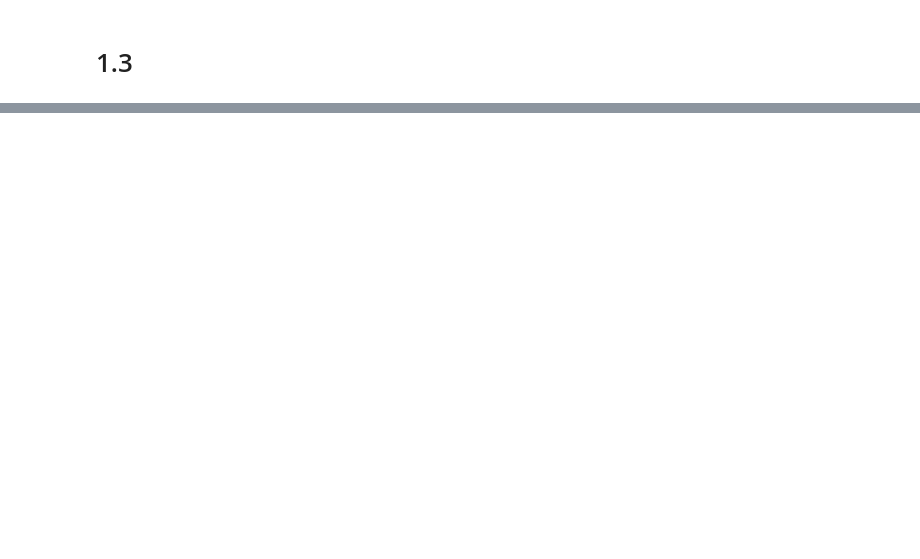
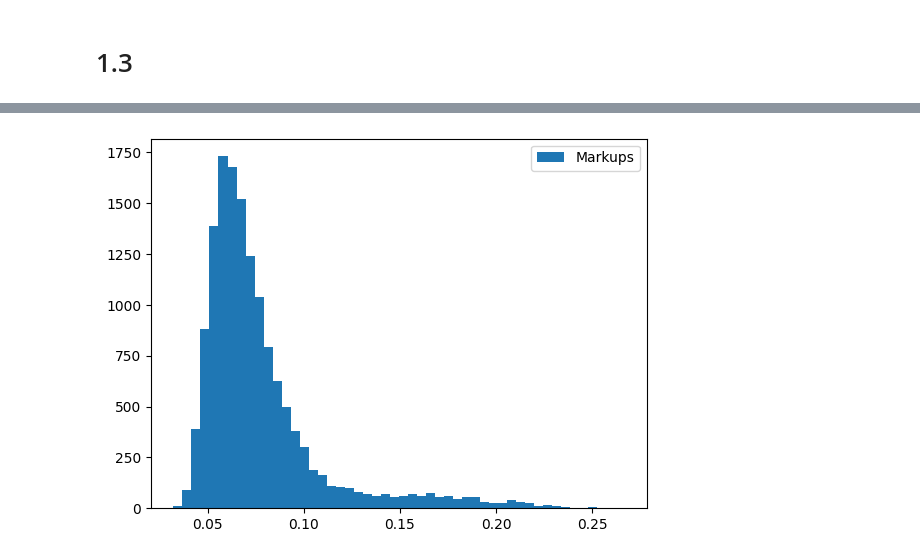
Before and after one commit to Jkimoon/2025S, a Jupyter notebook: IO2_HW3.ipynb, the cells around one changed output, grey strips where cells are left out. Saved outputs shown, nothing was run; the diff lists cells and outputs as text; code cells hidden in the pictures; blank space fills up the shorter version.

```diff
--- a/IO2_HW3.ipynb
+++ b/IO2_HW3.ipynb
@@ -132,0 +446,5 @@ plt.legend(["Markups"]);
+# %%
+markups = results.compute_markups(costs=costs)
+plt.hist(markups, bins=50);
+plt.legend(["Markups"]);
+# %% [output]
@@ -132,0 +453 @@ plt.legend(["Markups"]);
+[figure, added]
```
Also changed, not shown: parts of 99 cells of this notebook.
